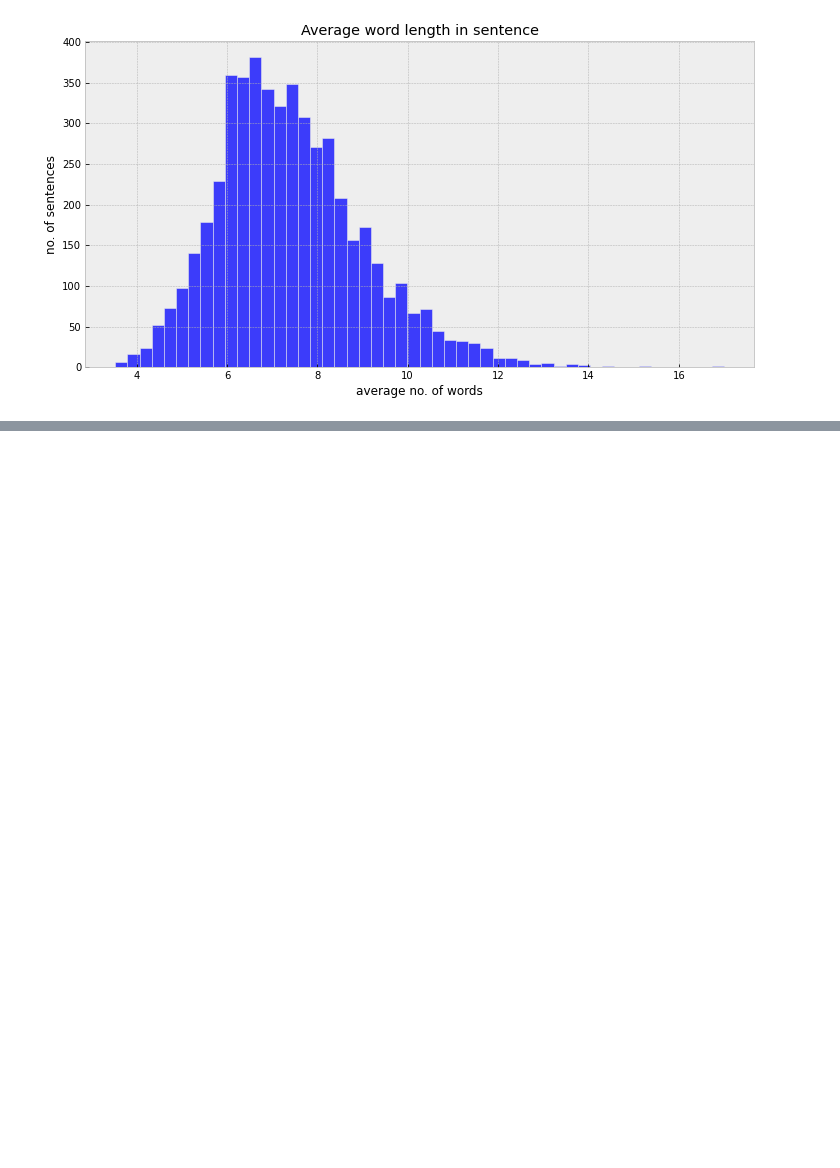
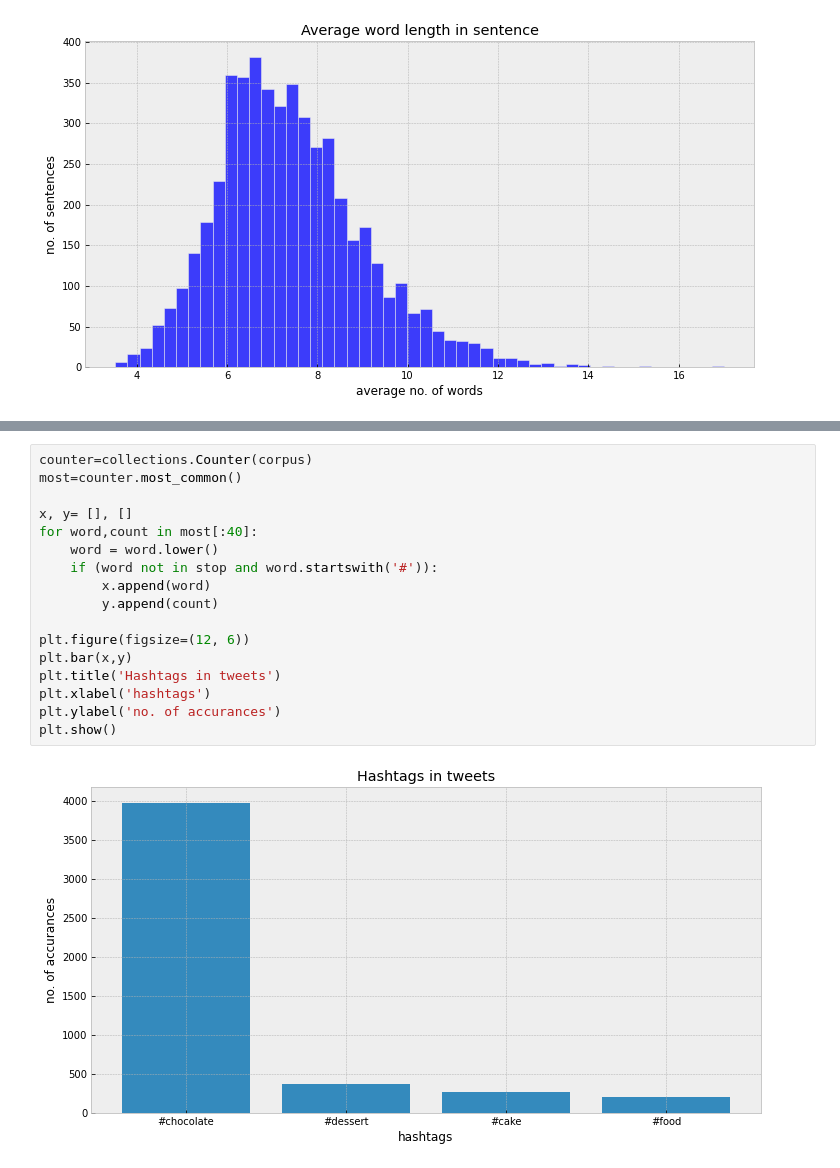
Before and after one commit to avirovicmarin/zavrsni_rad, a Jupyter notebook: analiza_tweetova.ipynb, the cells around one changed output, grey strips where cells are left out. Cells and saved outputs as stored; diff of their text form; blank space fills up the shorter version.

```diff
--- a/analiza_tweetova.ipynb
+++ b/analiza_tweetova.ipynb
@@ -127,3 +127,22 @@ plt.bar(x,y)
 # %% [output]
 <BarContainer object of 10 artists>
 [figure]
+# %%
+counter=collections.Counter(corpus)
+most=counter.most_common()
+
+x, y= [], []
+for word,count in most[:40]:
+    word = word.lower()
+    if (word not in stop and word.startswith('#')):
+        x.append(word)
+        y.append(count)
+
+plt.figure(figsize=(12, 6))
+plt.bar(x,y)
+plt.title('Hashtags in tweets')
+plt.xlabel('hashtags')
+plt.ylabel('no. of accurances')
+plt.show()
+# %% [output]
+[figure, added]
```
Also changed, not shown: parts of 1 cell of this notebook.
